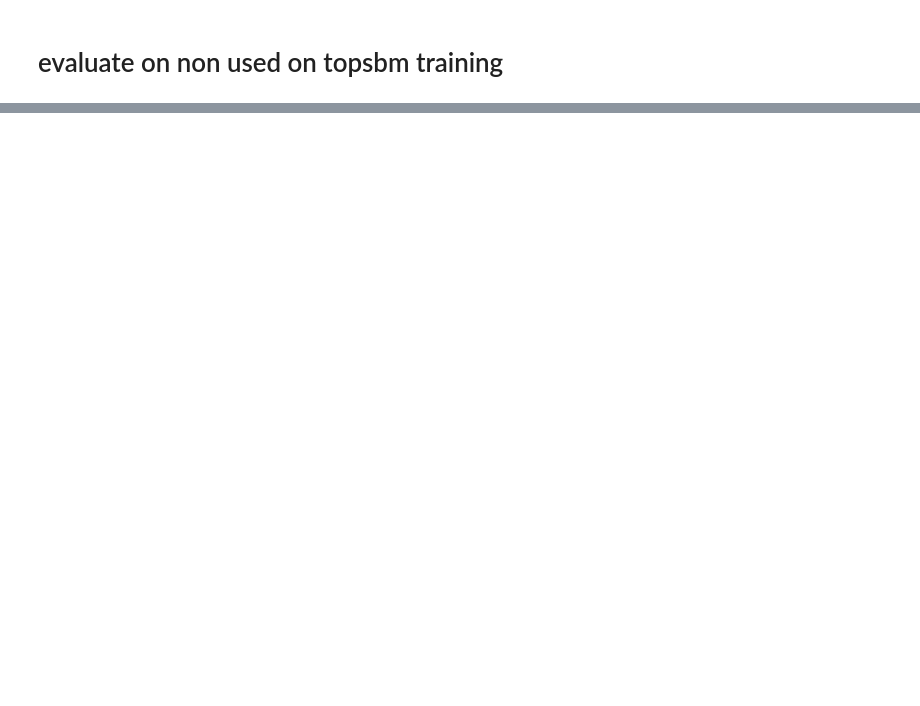
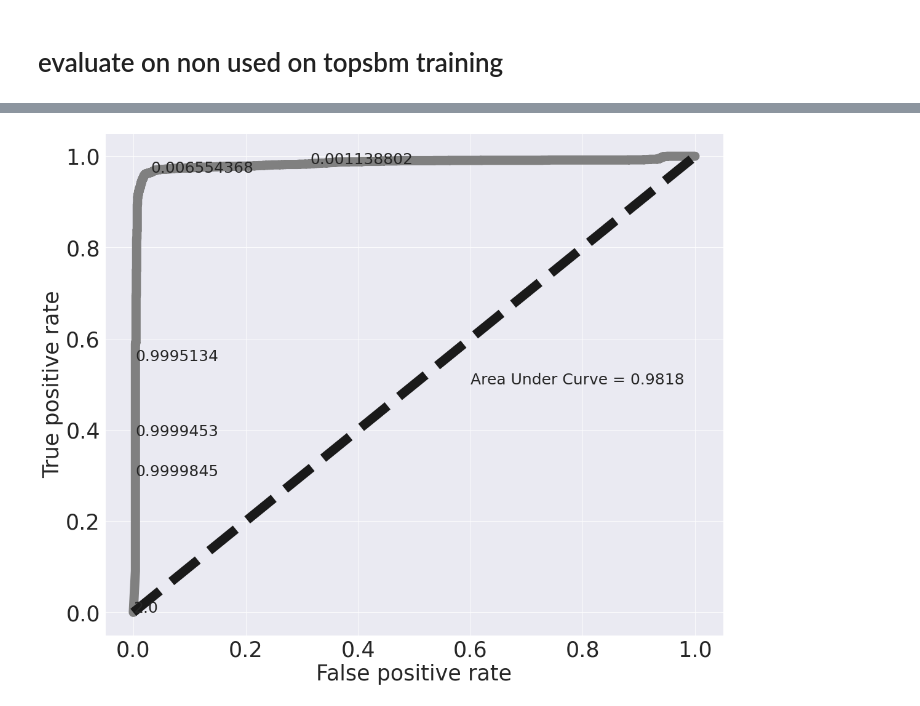
Before and after one commit to fvalle1/phd, a Jupyter notebook: Colab_Notebooks/predictor.ipynb, the cells around one changed output, grey strips where cells are left out. Drawn from its saved outputs; the diff is of its cells as text; code cells hidden in the pictures; blank space fills up the shorter version.

```diff
--- a/Colab_Notebooks/predictor.ipynb
+++ b/Colab_Notebooks/predictor.ipynb
@@ -74,7 +106,7 @@ Y_train = to_categorical(np.unique(df_labels[label], return_inverse=True)[1])
 inputs = X_train.shape[1]
 
 if uniq==2:
-  Y_train = np.abs((np.argmax(Y_train, axis=-1)-1)) #1="healthy"
+  Y_train = np.argmax(Y_train, axis=-1)
   uniq = 1
   activation_func = "sigmoid"
   lr = 0.01
@@ -142,7 +217,7 @@ classes = np.unique(df_files.reindex(index=df_test.index)[label])
 X_test = df_test.values.astype(float)
 Y_test = to_categorical([np.where(classes==t)[0][0] for t in df_files.reindex(index=df_test.index)[label].values.ravel()])
 if uniq==1:
-  Y_test = np.abs(np.argmax(Y_test, axis=-1)-1)
+  Y_test = np.argmax(Y_test, axis=-1)
   uniq=1
 # %%
 model.evaluate(X_test, Y_test, verbose=2, workers=-1, use_multiprocessing=True)
@@ -155,9 +233,10 @@ if uniq>1:
   y_true = np.argmax(Y_test,axis=-1)
   y_pred = np.argmax(y_pred_p,axis=-1)
 else:
+  y_pred_p = y_pred_p.ravel()
   y_true = Y_test
   y_pred = np.ones(y_pred_p.shape)
-  y_pred[y_pred_p<0.8]=0
+  y_pred[y_pred_p<0.5]=0
 results = confusion_matrix(y_true, y_pred, normalize="true")
 # %%
 cm = sns.clustermap(results,
@@ -210,25 +293,27 @@ plt.show()
 # %%
-fpr, tpr, thresholds = roc_curve(y_true, y_pred_p.T[0])
+fpr, tpr, thresholds = roc_curve(y_true, y_pred_p)
 #fpr, tpr, thresholds = roc_curve(Y_train, model.predict(X_train))
 # %%
 fig, ax = plt.subplots(figsize=(18,15))
 
 ax.plot(fpr,tpr, c="gray", lw=15)
 
 ax.plot([0, 1], [0, 1], 'k--', lw=15)
 ax.set_xlabel('False positive rate', fontsize=35)
 ax.set_ylabel('True positive rate', fontsize=35)
 
 
 for f, t, thr in zip(fpr[::100], tpr[::100], thresholds[::100]):
     ax.annotate(thr, (f, t), fontsize=25)
 
-ax.annotate("Area Under Curve = %.4f"%roc_auc_score(y_true, y_pred_p.T[0]), xy=(0.6, 0.5), fontsize=25)
+ax.annotate("Area Under Curve = %.4f"%roc_auc_score(y_true, y_pred_p), xy=(0.6, 0.5), fontsize=25)
 
 ax.tick_params(labelsize=35)
 
 plt.show()
 fig.savefig(f"roc_{label}.pdf")
+# %% [output]
+[figure, added]
 # %%
 fig, ax = plt.subplots(figsize=(15,18))
 for itissue, tissue in enumerate(classes):
```
Also changed, not shown: parts of 17 cells of this notebook, 1 other file.
